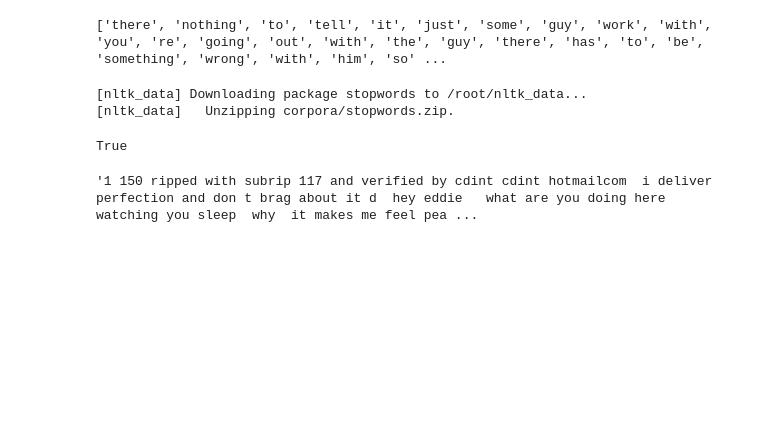
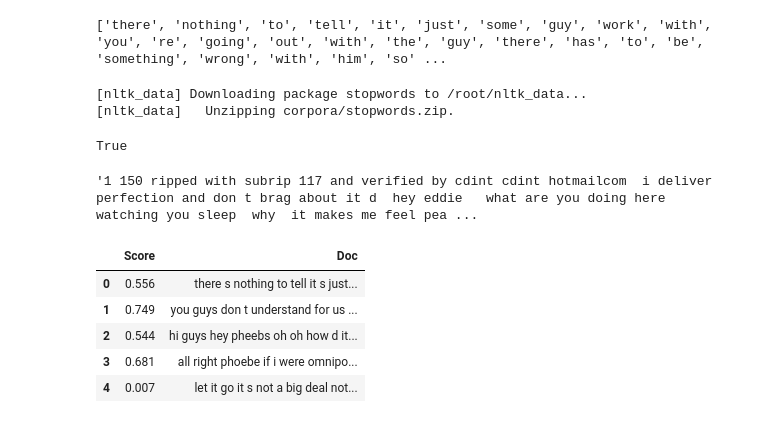
Before and after one commit to apohta/Proyek-STBI-5-1, a Jupyter notebook: Proyek_Dataset_Friends.ipynb, the cells around one changed output. Cells and saved outputs as stored; diff of their text form; code cells hidden in the pictures; blank space fills up the shorter version.

```diff
--- a/Proyek_Dataset_Friends.ipynb
+++ b/Proyek_Dataset_Friends.ipynb
@@ -109,0 +200,25 @@ df['Dialogue'][60]
+# %%
+query = "i think i remember you from yesterday"
+stopwords = set(['for', 'a', 'of', 'the', 'and', 'to', 'in'])
+query = [word for word in query.lower().split() if word not in stopwords]
+
+bm25 = BM25()
+bm25.fit(doc_stopwords_trec)
+scores = bm25.search(query)
+data1 = []
+data2 =[]
+for score, doc in zip(scores, df['Dialogue']):
+    score = round(score, 3)
+    data1.append(str(score))
+    data2.append(doc)
+# %%
+data4 = pd.DataFrame({'Score':data1,'Doc':data2})
+# %%
+data4.head()
+# %% [output]
+|  | Score | Doc |
+| 0 | 0.556 | there s nothing to tell it s just... |
+| 1 | 0.749 | you guys don t understand for us ... |
+| 2 | 0.544 | hi guys hey pheebs oh oh how d it... |
+| 3 | 0.681 | all right phoebe if i were omnipo... |
+| 4 | 0.007 | let it go it s not a big deal not... |
```
Also changed, not shown: parts of 4 cells of this notebook.
